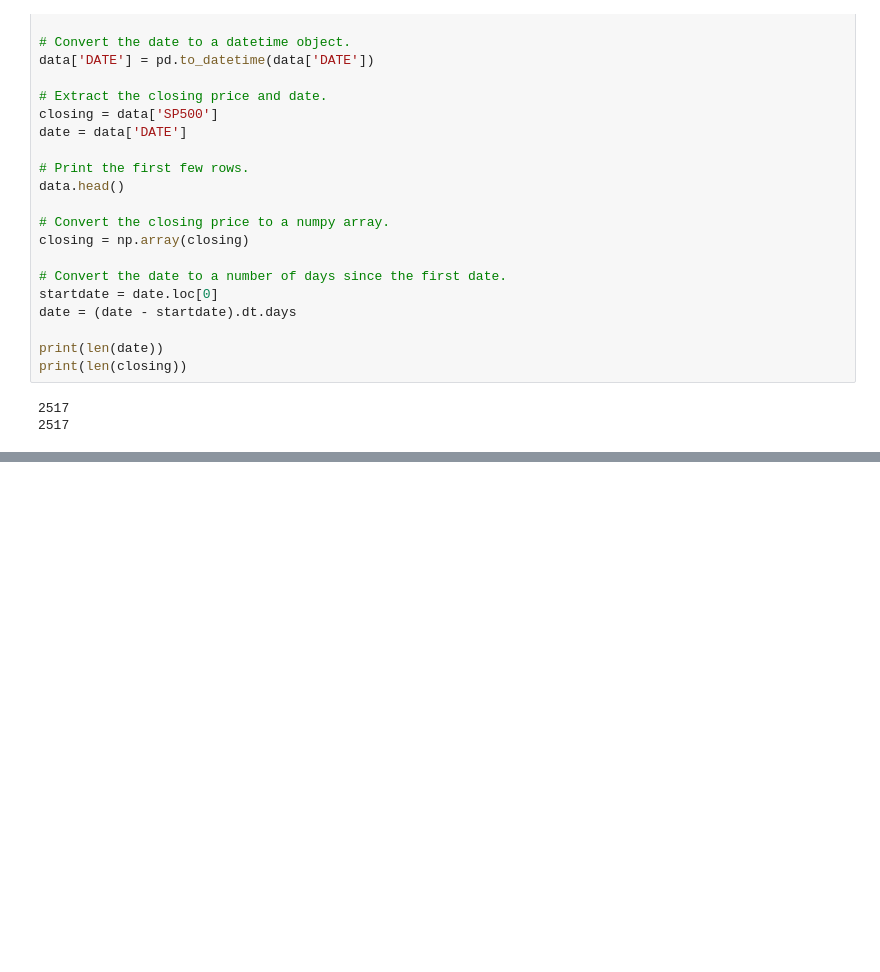
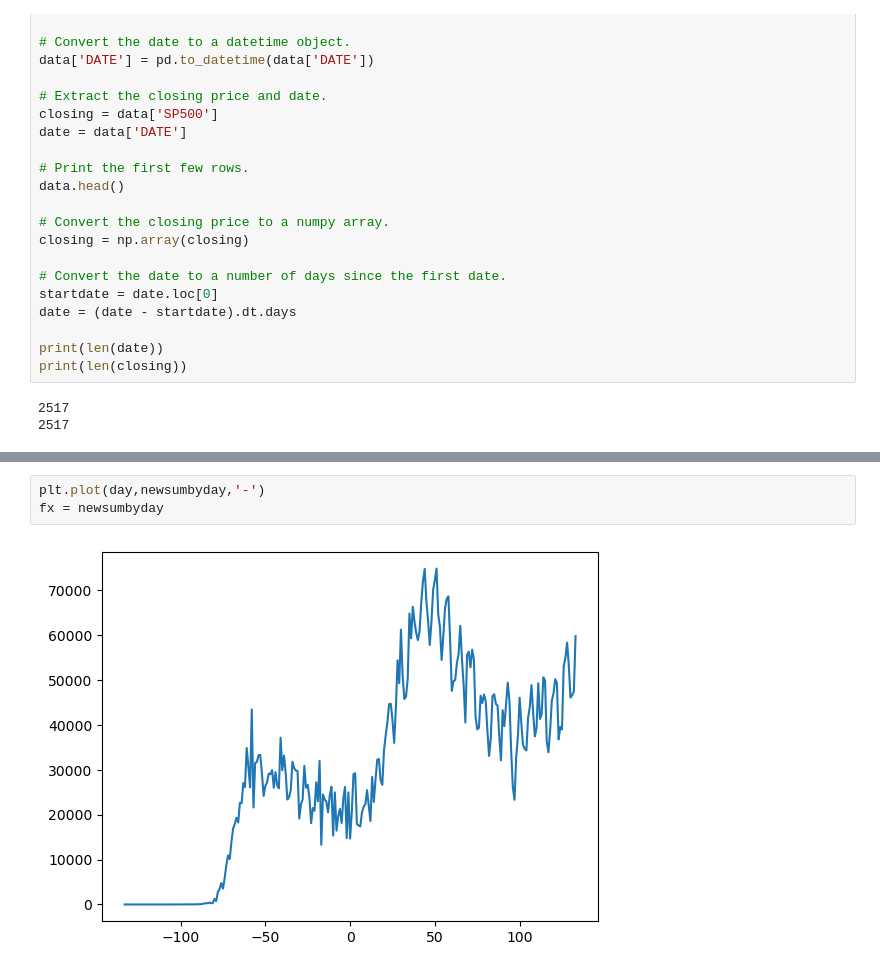
Before and after one commit to brash99/phys340, a Jupyter notebook: JupyterNotebooks/Fourier_Series/RealWorldData.ipynb, the cells around one changed output, grey strips where cells are left out. Drawn from its saved outputs; the diff is of its cells as text; blank space fills up the shorter version.

```diff
--- a/JupyterNotebooks/Fourier_Series/RealWorldData.ipynb
+++ b/JupyterNotebooks/Fourier_Series/RealWorldData.ipynb
@@ -111,0 +189,5 @@ Nyquist frequency = 1258.5
+# %%
+plt.plot(day,newsumbyday,'-')
+fx = newsumbyday
+# %% [output]
+[figure, added]
```
Also changed, not shown: parts of 11 cells of this notebook, 2 other files.
